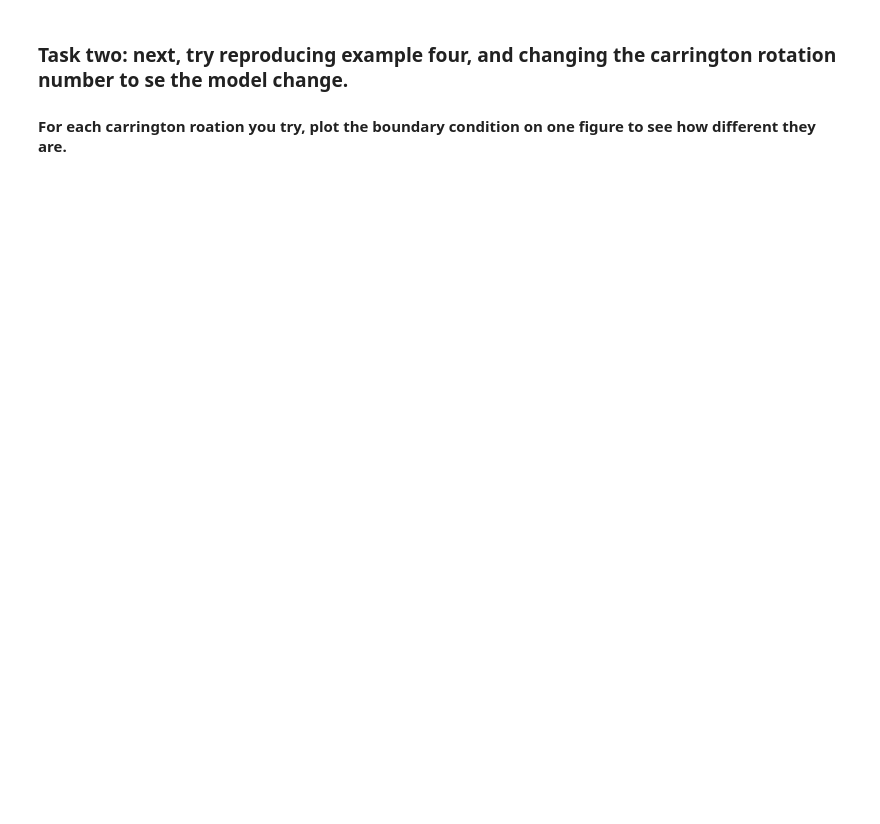
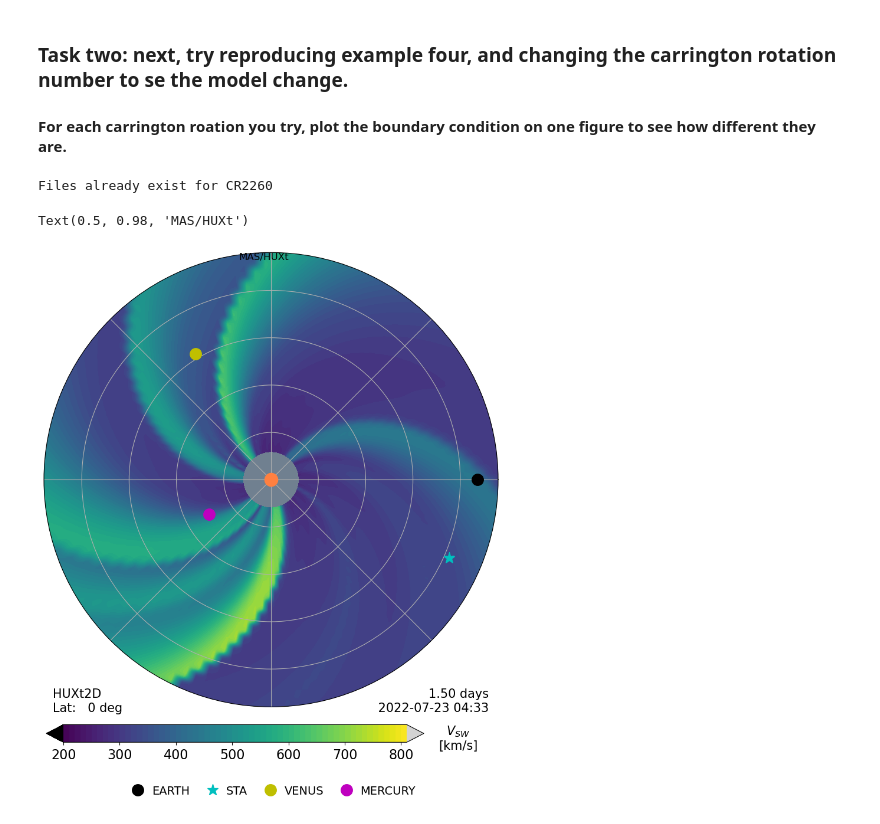
Before and after one commit to aileeniesta/HUXt_REU_project, a Jupyter notebook: code/HUXt_first_steps.ipynb, the cells around one changed output. Cells and saved outputs as stored; diff of their text form; code cells hidden in the pictures; blank space fills up the shorter version.

Commit message:
Update data and orbits notebook

```diff
--- a/code/HUXt_first_steps.ipynb
+++ b/code/HUXt_first_steps.ipynb
@@ -28,3 +114,20 @@ import huxt_inputs as Hin
 ### Task two: next, try reproducing example four, and changing the carrington rotation number to se the model change.
 
 #### For each carrington roation you try, plot the boundary condition on one figure to see how different they are.
+# %%
+# EXAMPLE 4
+#HUXt can be easily initiated MAS, by specifying a carrington rotation number. Data are downloaded from the Pred Sci Inc archive on demand
+cr = 2260
+v_mas = Hin.get_MAS_long_profile(cr, 0.0*u.deg)
+
+#MAS solutions are at 30 rS
+model = H.HUXt(v_boundary=v_mas, cr_num=cr, simtime=5*u.day, dt_scale=4, r_min = 30*u.solRad)
+model.solve([])
+
+# Plot the solution
+fig, ax = HA.plot(model, 1.5*u.day)
+fig.suptitle('MAS/HUXt')
+# %% [output]
+Files already exist for CR2260
+Text(0.5, 0.98, 'MAS/HUXt')
+[figure, added]
```
Also changed, not shown: parts of 8 cells of this notebook.
